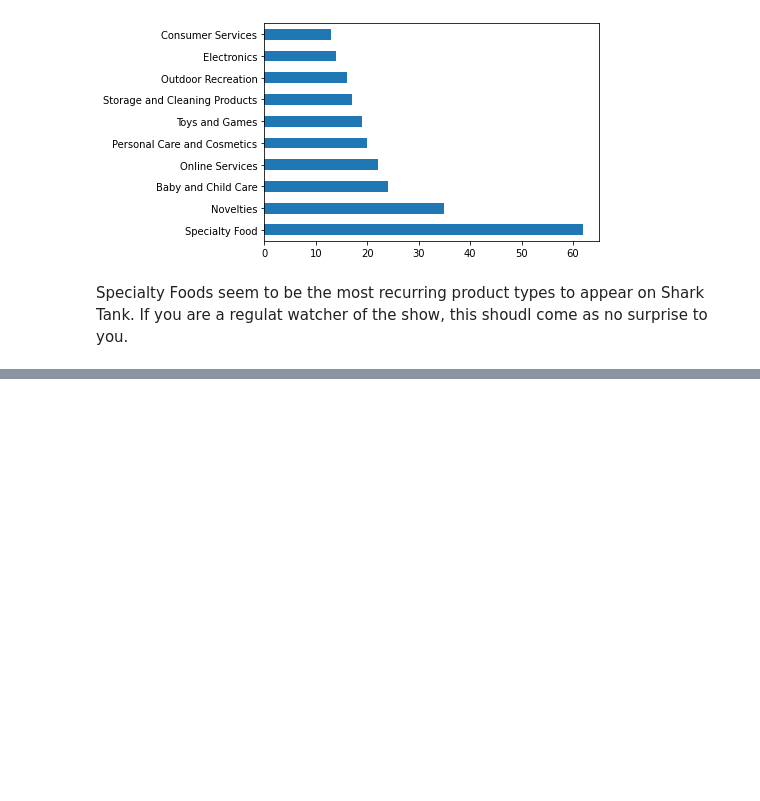
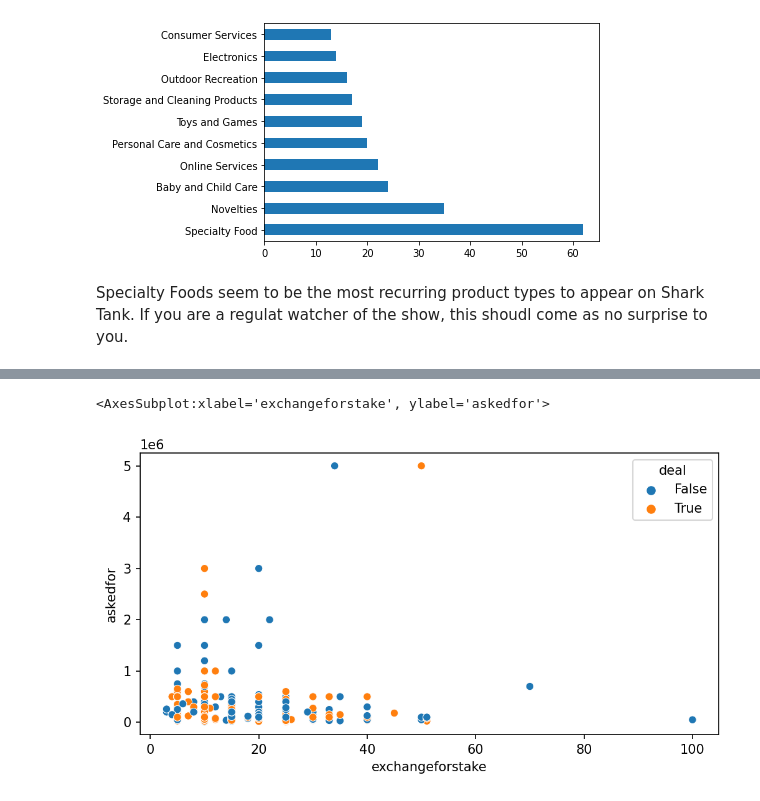
Before and after one commit to jsedlock/Shark-Tank-Entrepreneur-Analysis, a Jupyter notebook: Notebook.ipynb, the cells around one changed output, grey strips where cells are left out. Cells and saved outputs as stored; diff of their text form; code cells hidden in the pictures; blank space fills up the shorter version.

```diff
--- a/Notebook.ipynb
+++ b/Notebook.ipynb
@@ -43,0 +55,7 @@ Specialty Foods seem to be the most recurring product types to appear on Shark T
+# %%
+fig, ax = plt.subplots(figsize = (8, 4), dpi = 150)
+
+sns.scatterplot(data = df, x = 'exchangeforstake', y = 'askedfor', hue = 'deal')
+# %% [output]
+<AxesSubplot:xlabel='exchangeforstake', ylabel='askedfor'>
+[figure, added]
```
Also changed, not shown: parts of 6 cells of this notebook.
